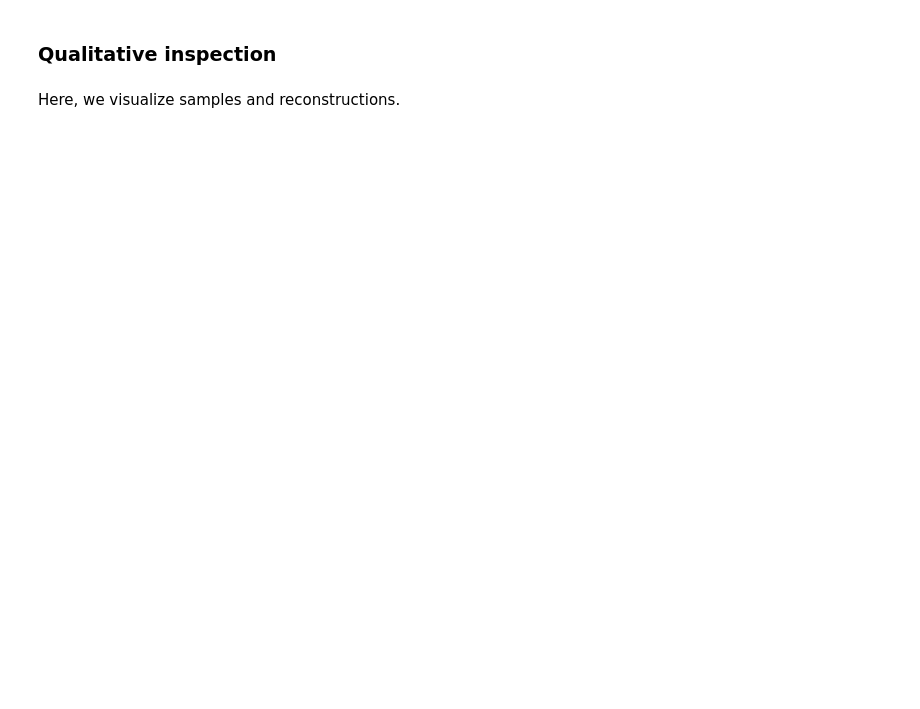
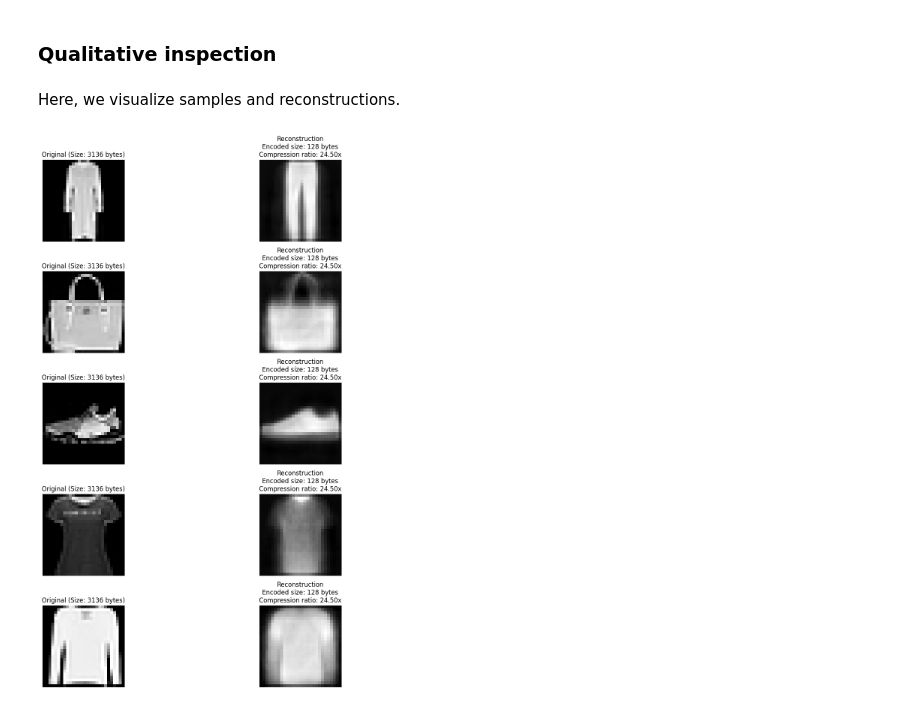
Before and after one commit to michaelobi99/neuralImageCompressor, a Jupyter notebook: neuralCompressor2.ipynb, the cells around one changed output. Cells and saved outputs as stored; diff of their text form; code cells hidden in the pictures; blank space fills up the shorter version.

```diff
--- a/neuralCompressor2.ipynb
+++ b/neuralCompressor2.ipynb
@@ -538,37 +558,39 @@ Here, we visualize samples and reconstructions.
 #IMG_IDs = [51, 52, 53, 54, 99]
 #IMG_IDs = [55, 56, 57, 58, 59]
 #IMG_IDs = [61, 62, 63, 64, 65]
-#IMG_IDs = [67, 69, 70, 71, 72]
-IMG_IDs = np.random.randint(0, 99, 5)
+IMG_IDs = [67, 69, 70, 71, 72]
+#IMG_IDs = np.random.randint(0, 99, 5)
 
 # samples
 z_sampled = model.entropy_coding.sample(quantizer=model.quantizer, B=9)
 x_sampled = model.decoder(z_sampled)
 
 # reconstructions
 x_real = torch.stack([test_data.__getitem__(x) for x in IMG_IDs]).to(device)
 z_encoded = model.encoder(x_real)
 x_rec = model.decoder(model.quantizer(z_encoded)[-1])
 
 # plotting
 fig, axs = plt.subplots(5, 2, figsize=(15, 15))
 for i in range(len(IMG_IDs)):
     # Original image
     original_img = x_real[i].cpu().reshape(28,28).detach().numpy()
     axs[i,0].imshow(original_img, cmap ='gray')
     original_size = original_img.nbytes
     axs[i,0].set_title(f'Original (Size: {original_size} bytes)')
     axs[i,0].axis('off')
 
     # Encoded representation
     encoded_size = z_encoded[i].cpu().numel() * z_encoded[i].element_size()  # Size in bytes
     compression_ratio = original_size / encoded_size
 
     # Reconstructed image (for visualization)
     reconstructed_img = x_rec[i].cpu().reshape(28,28).detach().numpy()
     axs[i,1].imshow(reconstructed_img, cmap='gray')
     axs[i,1].set_title(f'Reconstruction\nEncoded size: {encoded_size} bytes\nCompression ratio: {compression_ratio:.2f}x')
     axs[i,1].axis('off')
 
 plt.tight_layout()
 plt.savefig(result_dir + name + 'recon_sample.pdf', bbox_inches='tight')
+# %% [output]
+[figure, added]
```
Also changed, not shown: parts of 2 cells of this notebook.
